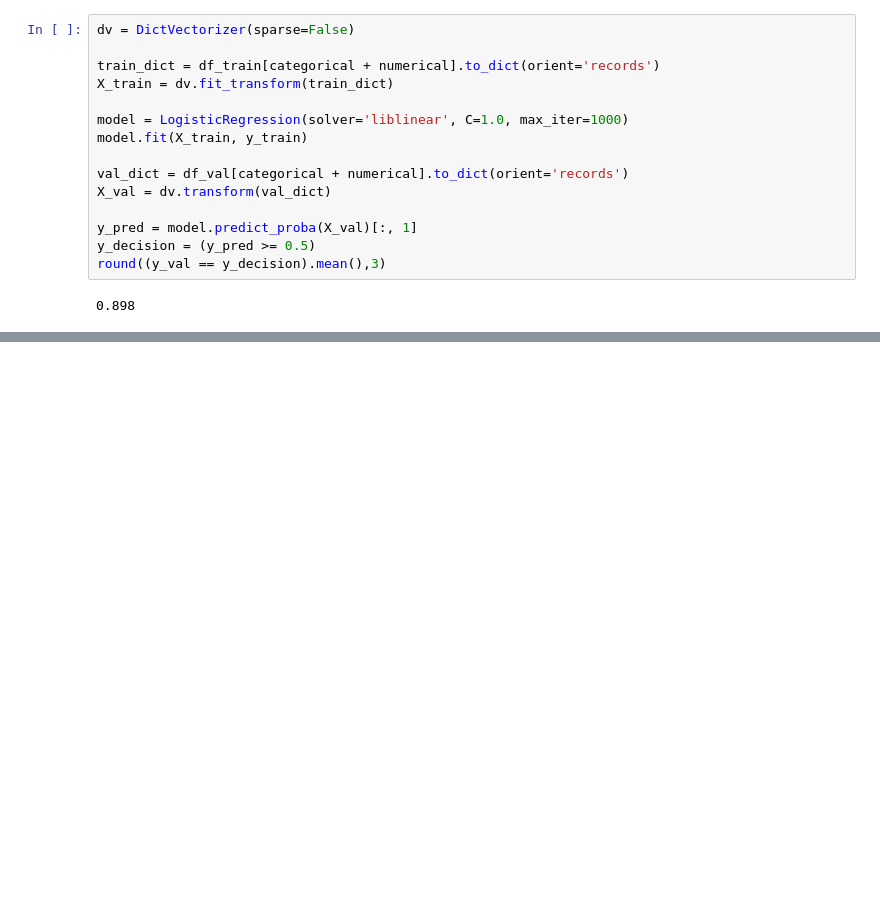
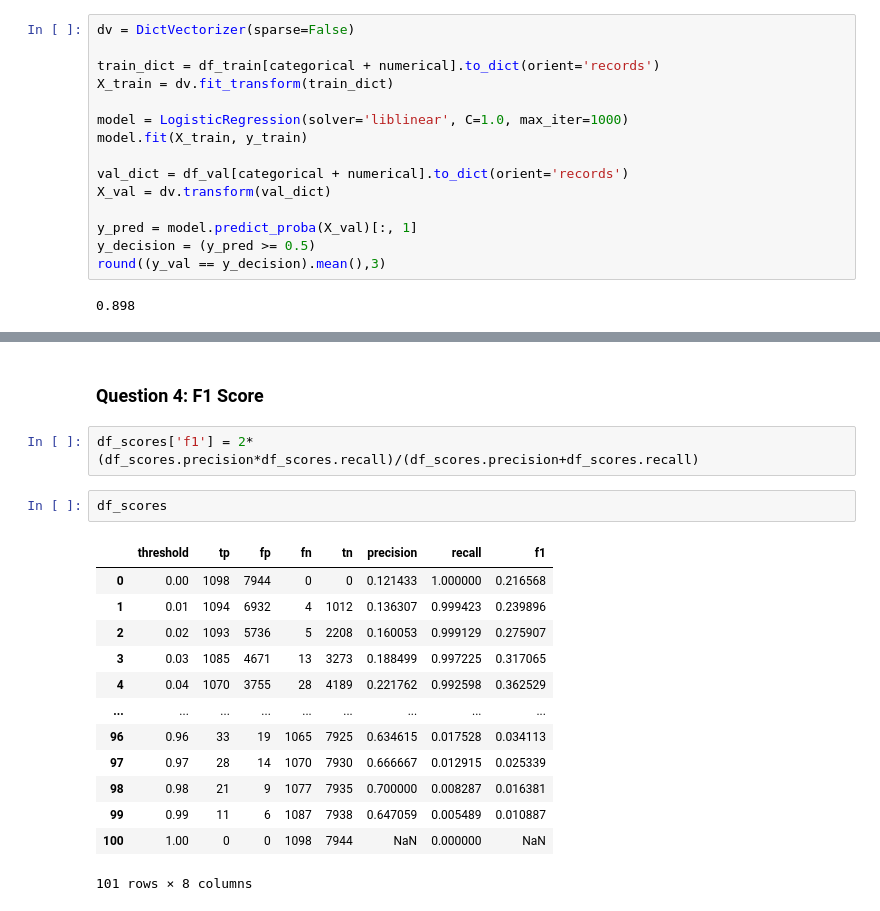
Before and after one commit to Xyd-Agapito/Zoomcamp-Machine-Learning, a Jupyter notebook: Homework-4.ipynb, the cells around one changed output, grey strips where cells are left out. Cells and saved outputs as stored; diff of their text form; blank space fills up the shorter version.

```diff
--- a/Homework-4.ipynb
+++ b/Homework-4.ipynb
@@ -123,0 +200,20 @@ round((y_val == y_decision).mean(),3)
+# %% [markdown]
+### Question 4: F1 Score
+# %%
+df_scores['f1'] = 2*(df_scores.precision*df_scores.recall)/(df_scores.precision+df_scores.recall)
+# %%
+df_scores
+# %% [output]
+|  | threshold | tp | fp | fn | tn | precision | recall | f1 |
+| 0 | 0.00 | 1098 | 7944 | 0 | 0 | 0.121433 | 1.000000 | 0.216568 |
+| 1 | 0.01 | 1094 | 6932 | 4 | 1012 | 0.136307 | 0.999423 | 0.239896 |
+| 2 | 0.02 | 1093 | 5736 | 5 | 2208 | 0.160053 | 0.999129 | 0.275907 |
+| 3 | 0.03 | 1085 | 4671 | 13 | 3273 | 0.188499 | 0.997225 | 0.317065 |
+| 4 | 0.04 | 1070 | 3755 | 28 | 4189 | 0.221762 | 0.992598 | 0.362529 |
+| ... | ... | ... | ... | ... | ... | ... | ... | ... |
+| 96 | 0.96 | 33 | 19 | 1065 | 7925 | 0.634615 | 0.017528 | 0.034113 |
+| 97 | 0.97 | 28 | 14 | 1070 | 7930 | 0.666667 | 0.012915 | 0.025339 |
+| 98 | 0.98 | 21 | 9 | 1077 | 7935 | 0.700000 | 0.008287 | 0.016381 |
+| 99 | 0.99 | 11 | 6 | 1087 | 7938 | 0.647059 | 0.005489 | 0.010887 |
+| 100 | 1.00 | 0 | 0 | 1098 | 7944 | NaN | 0.000000 | NaN |
+101 rows × 8 columns
```
Also changed, not shown: parts of 23 cells of this notebook.
